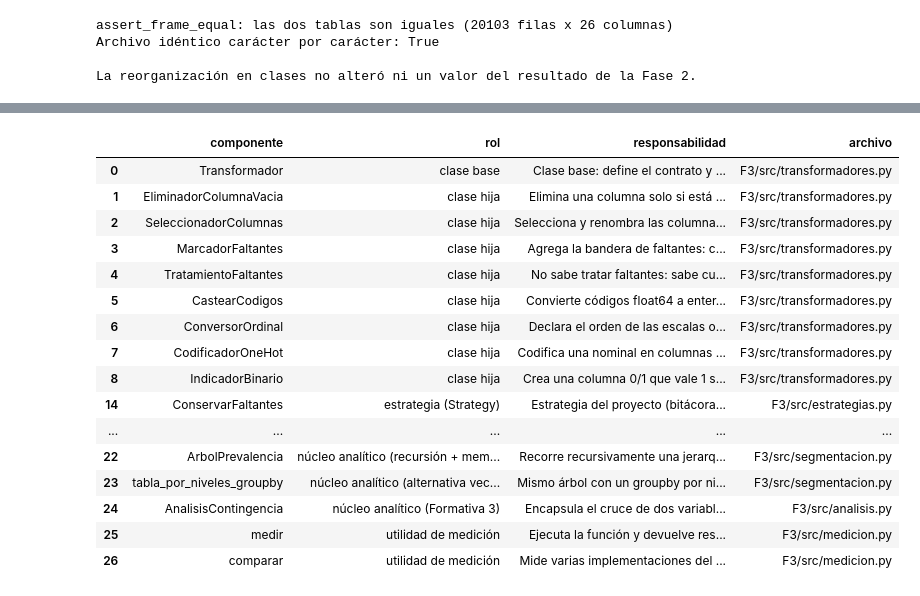
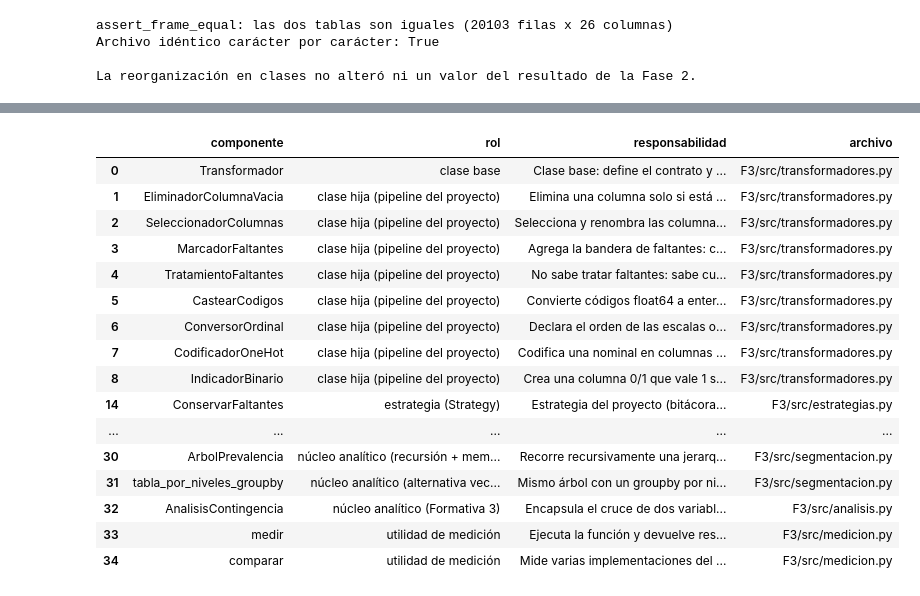
Before and after one commit to MatiasManriquezO/proyecto-grupo8-mcdi500, a Jupyter notebook: F3/notebooks/S2_F3_NucleoAlgoritmico_POO_Grupo8.ipynb, the cells around one changed output, grey strips where cells are left out. Cells and saved outputs as stored; diff of their text form; code cells hidden in the pictures.

```diff
--- a/F3/notebooks/S2_F3_NucleoAlgoritmico_POO_Grupo8.ipynb
+++ b/F3/notebooks/S2_F3_NucleoAlgoritmico_POO_Grupo8.ipynb
@@ -1223,22 +1080,7 @@ decisión en un solo lugar, en vez de repetirla en cada cuaderno.
 # %%
-def crear_transformador(rol, columna, **parametros):
-    """Devuelve el transformador que corresponde al rol analítico."""
-    rol = rol.strip().lower()
+from fabrica import crear_transformador     # F3/src/fabrica.py
 
-    if rol == "continua":
-        return ImputadorFlexible(columna, parametros.get("estrategia"))
-    if rol == "nominal":
-        return CodificadorNominal(columna)
-    if rol == "escalar":
-        return EscaladorEstandar(columna)
-    if rol == "identificador":
-        return EliminadorColumnas(columna)
-
-    raise ValueError(
-        f"Rol desconocido: '{rol}'. "
-        "Roles válidos: continua, nominal, escalar, identificador."
-    )
-
+print(inspect.getsource(crear_transformador))
 
 # El diccionario de variables de la Fase 1 pasa a gobernar el pipeline
 diccionario = [
@@ -2205,10 +2056,13 @@ En vez de escribir a mano la tabla de arquitectura, se produce leyendo las clase
 **el archivo en que realmente está definida cada una** (`inspect.getfile`). Así no queda
 desactualizada: si una clase se mueve de archivo, la tabla lo refleja en la siguiente ejecución.
 # %%
+from transformadores import CLASES_PROYECTO, CLASES_DIDACTICAS
+
+
 def ubicacion(objeto):
     """Archivo donde está definido el objeto; 'cuaderno' si se definió aquí."""
     if objeto.__module__ == "__main__":          # definido en una celda de este cuaderno
-        return "cuaderno (didáctico)"
+        return "cuaderno"
     return Path(inspect.getfile(objeto)).relative_to(RAIZ).as_posix()
 
 
@@ -2222,29 +2076,39 @@ def documentar_arquitectura():
     __subclasses__() devuelve las clases que heredan de una clase: es la misma
     información que Python usa para resolver la herencia.
     """
-    filas = [{"componente": "Transformador", "rol": "clase base",
-              "responsabilidad": primera_linea(Transformador), "archivo": ubicacion(Transformador)}]
-    for clase in Transformador.__subclasses__():
-        filas.append({"componente": clase.__name__, "rol": "clase hija",
-                      "responsabilidad": primera_linea(clase), "archivo": ubicacion(clase)})
-    for clase in EstrategiaFaltantes.__subclasses__():
-        filas.append({"componente": clase.__name__, "rol": "estrategia (Strategy)",
-                      "responsabilidad": primera_linea(clase), "archivo": ubicacion(clase)})
-    for objeto, rol in [(Pipeline, "orquestador"), (PipelineObservable, "orquestador (Observer)"),
-                        (Bitacora, "observador"), (ReporteConsola, "observador"),
-                        (construir_pipeline_proyecto, "fábrica (Factory)"),
-                        (ArbolPrevalencia, "núcleo analítico (recursión + memoización)"),
-                        (tabla_por_niveles_groupby, "núcleo analítico (alternativa vectorizada)"),
-                        (AnalisisContingencia, "núcleo analítico (Formativa 3)"),
-                        (medir, "utilidad de medición"), (comparar, "utilidad de medición")]:
-        filas.append({"componente": objeto.__name__, "rol": rol,
-                      "responsabilidad": primera_linea(objeto), "archivo": ubicacion(objeto)})
-    tabla = pd.DataFrame(filas)
-    tabla["uso"] = np.where(tabla["archivo"].str.startswith("cuaderno"), "didáctico", "proyecto")
+    componentes = [(Transformador, "clase base")]
+    componentes += [(c, "clase hija (pipeline del proyecto)" if c in CLASES_PROYECTO
+                     else "clase hija (didáctica)") for c in Transformador.__subclasses__()]
+    componentes += [(c, "estrategia (Strategy)") for c in EstrategiaFaltantes.__subclasses__()]
+    componentes += [(EstrategiaImputacion, "estrategia base (didáctica)")]
+    componentes += [(c, "estrategia (didáctica)") for c in EstrategiaImputacion.__subclasses__()]
+    componentes += [(leer_archivo, "entrada"), (verificar_esquema, "entrada"), (cargar, "entrada"),
+                    (Pipeline, "orquestador"), (PipelineObservable, "orquestador (Observer)"),
+                    (construir_pipeline_proyecto, "fábrica (Factory)"),
+                    (crear_transformador, "fábrica (didáctica)"),
+                    (Bitacora, "observador"), (ReporteConsola, "observador"),
+                    (ArbolPrevalencia, "núcleo analítico (recursión + memoización)"),
+                    (tabla_por_niveles_groupby, "núcleo analítico (alternativa vectorizada)"),
+                    (AnalisisContingencia, "núcleo analítico (Formativa 3)"),
+                    (medir, "utilidad de medición"), (comparar, "utilidad de medición")]
+    componentes += [(c, "ejemplo (didáctico)") for _, c in inspect.getmembers(didacticos, inspect.isclass)
+                    if c.__module__ == didacticos.__name__]
+    tabla = pd.DataFrame([{"componente": o.__name__, "rol": rol, "responsabilidad": primera_linea(o),
+                           "archivo": ubicacion(o)} for o, rol in componentes])
+    tabla["uso"] = np.where(tabla["rol"].str.contains("didáctic"), "didáctico", "proyecto")
     return tabla
 
 
 arquitectura = documentar_arquitectura()
+
+# Ninguna clase se define en el cuaderno: todas se importan de F3/src/
+clases_en_cuaderno = [n for n, o in list(globals().items())
+                      if inspect.isclass(o) and o.__module__ == "__main__"]
+assert not clases_en_cuaderno, f"Clases definidas en el cuaderno: {clases_en_cuaderno}"
+assert (arquitectura["archivo"] != "cuaderno").all()
+print(f"Clases definidas en el cuaderno: {len(clases_en_cuaderno)}. "
+      f"Componentes documentados: {len(arquitectura)}, todos en archivos del repositorio.\n")
+
 print("Componentes por archivo:")
 print(arquitectura.groupby(["uso", "archivo"]).size().to_string(), "\n")
 arquitectura[arquitectura["uso"] == "proyecto"].drop(columns="uso")
@@ -2259,19 +2131,19 @@ proyecto   F3/src/analisis.py           1
            F3/src/segmentacion.py       2
            F3/src/transformadores.py    9
 |  | componente | rol | responsabilidad | archivo |
 | 0 | Transformador | clase base | Clase base: define el contrato y ... | F3/src/transformadores.py |
-| 1 | EliminadorColumnaVacia | clase hija | Elimina una columna solo si está ... | F3/src/transformadores.py |
-| 2 | SeleccionadorColumnas | clase hija | Selecciona y renombra las columna... | F3/src/transformadores.py |
-| 3 | MarcadorFaltantes | clase hija | Agrega la bandera de faltantes: c... | F3/src/transformadores.py |
-| 4 | TratamientoFaltantes | clase hija | No sabe tratar faltantes: sabe cu... | F3/src/transformadores.py |
-| 5 | CastearCodigos | clase hija | Convierte códigos float64 a enter... | F3/src/transformadores.py |
-| 6 | ConversorOrdinal | clase hija | Declara el orden de las escalas o... | F3/src/transformadores.py |
-| 7 | CodificadorOneHot | clase hija | Codifica una nominal en columnas ... | F3/src/transformadores.py |
-| 8 | IndicadorBinario | clase hija | Crea una columna 0/1 que vale 1 s... | F3/src/transformadores.py |
+| 1 | EliminadorColumnaVacia | clase hija (pipeline del proyecto) | Elimina una columna solo si está ... | F3/src/transformadores.py |
+| 2 | SeleccionadorColumnas | clase hija (pipeline del proyecto) | Selecciona y renombra las columna... | F3/src/transformadores.py |
+| 3 | MarcadorFaltantes | clase hija (pipeline del proyecto) | Agrega la bandera de faltantes: c... | F3/src/transformadores.py |
+| 4 | TratamientoFaltantes | clase hija (pipeline del proyecto) | No sabe tratar faltantes: sabe cu... | F3/src/transformadores.py |
+| 5 | CastearCodigos | clase hija (pipeline del proyecto) | Convierte códigos float64 a enter... | F3/src/transformadores.py |
+| 6 | ConversorOrdinal | clase hija (pipeline del proyecto) | Declara el orden de las escalas o... | F3/src/transformadores.py |
+| 7 | CodificadorOneHot | clase hija (pipeline del proyecto) | Codifica una nominal en columnas ... | F3/src/transformadores.py |
+| 8 | IndicadorBinario | clase hija (pipeline del proyecto) | Crea una columna 0/1 que vale 1 s... | F3/src/transformadores.py |
 | 14 | ConservarFaltantes | estrategia (Strategy) | Estrategia del proyecto (bitácora... | F3/src/estrategias.py |
 | ... | ... | ... | ... | ... |
-| 22 | ArbolPrevalencia | núcleo analítico (recursión + mem... | Recorre recursivamente una jerarq... | F3/src/segmentacion.py |
-| 23 | tabla_por_niveles_groupby | núcleo analítico (alternativa vec... | Mismo árbol con un groupby por ni... | F3/src/segmentacion.py |
-| 24 | AnalisisContingencia | núcleo analítico (Formativa 3) | Encapsula el cruce de dos variabl... | F3/src/analisis.py |
-| 25 | medir | utilidad de medición | Ejecuta la función y devuelve res... | F3/src/medicion.py |
-| 26 | comparar | utilidad de medición | Mide varias implementaciones del ... | F3/src/medicion.py |
+| 30 | ArbolPrevalencia | núcleo analítico (recursión + mem... | Recorre recursivamente una jerarq... | F3/src/segmentacion.py |
+| 31 | tabla_por_niveles_groupby | núcleo analítico (alternativa vec... | Mismo árbol con un groupby por ni... | F3/src/segmentacion.py |
+| 32 | AnalisisContingencia | núcleo analítico (Formativa 3) | Encapsula el cruce de dos variabl... | F3/src/analisis.py |
+| 33 | medir | utilidad de medición | Ejecuta la función y devuelve res... | F3/src/medicion.py |
+| 34 | comparar | utilidad de medición | Mide varias implementaciones del ... | F3/src/medicion.py |
```
Also changed, not shown: parts of 47 cells of this notebook.
